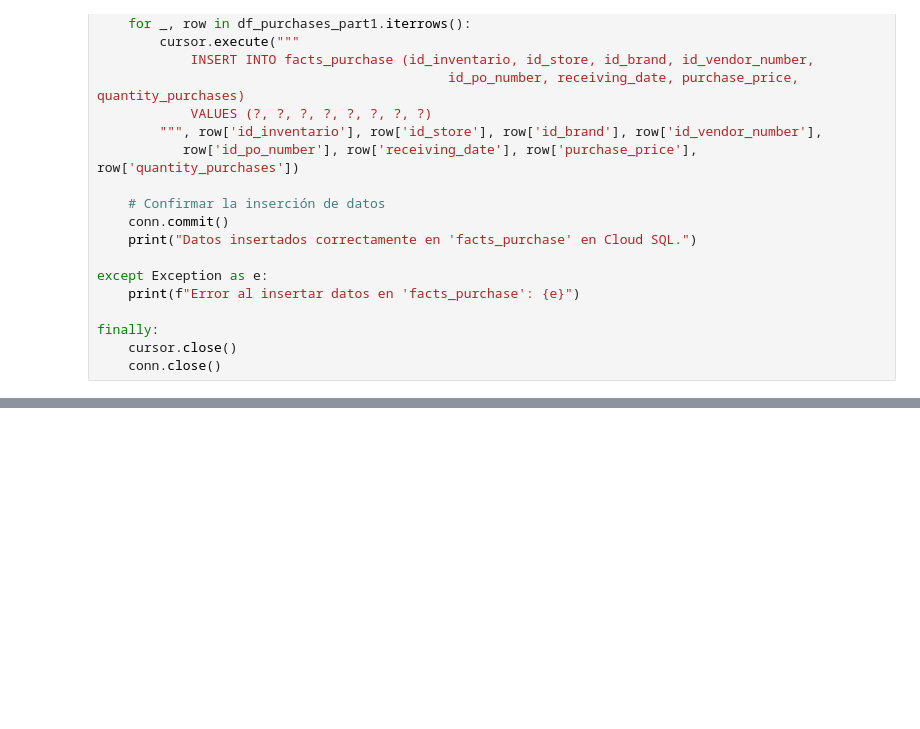
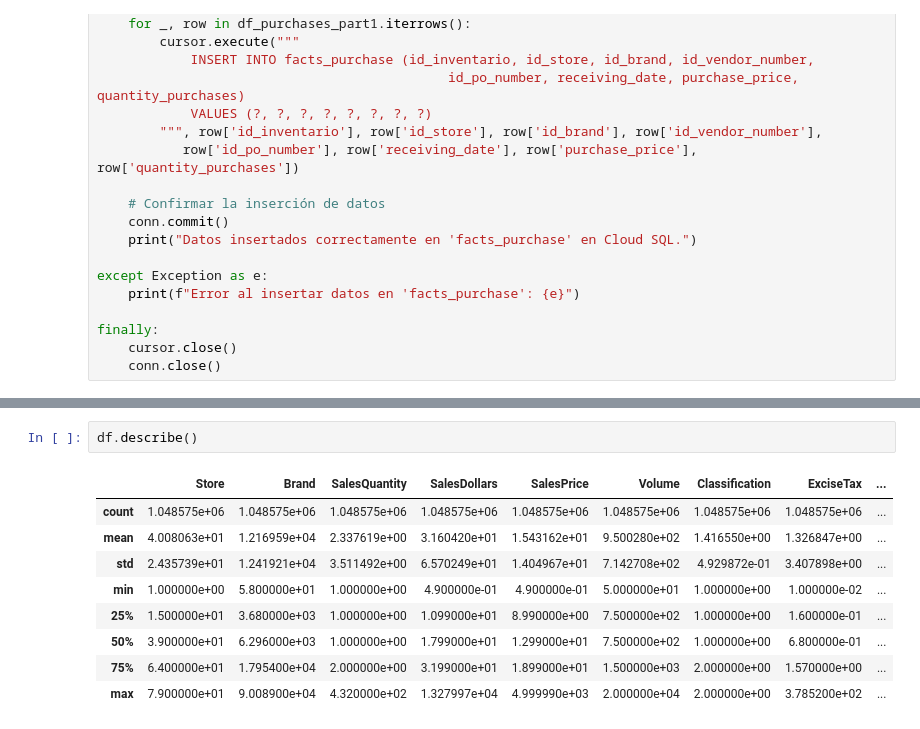
Before and after one commit to German-Presa/Grupo02-DAFT10, a Jupyter notebook: spirit_liquors.ipynb, the cells around one changed output, grey strips where cells are left out. Drawn from its saved outputs; the diff is of its cells as text; blank space fills up the shorter version.

```diff
--- a/spirit_liquors.ipynb
+++ b/spirit_liquors.ipynb
@@ -2208,0 +2247,12 @@ finally:
+# %%
+df.describe()
+# %% [output]
+|  | Store | Brand | SalesQuantity | SalesDollars | SalesPrice | Volume | Classification | ExciseTax | ... |
+| count | 1.048575e+06 | 1.048575e+06 | 1.048575e+06 | 1.048575e+06 | 1.048575e+06 | 1.048575e+06 | 1.048575e+06 | 1.048575e+06 | ... |
+| mean | 4.008063e+01 | 1.216959e+04 | 2.337619e+00 | 3.160420e+01 | 1.543162e+01 | 9.500280e+02 | 1.416550e+00 | 1.326847e+00 | ... |
+| std | 2.435739e+01 | 1.241921e+04 | 3.511492e+00 | 6.570249e+01 | 1.404967e+01 | 7.142708e+02 | 4.929872e-01 | 3.407898e+00 | ... |
+| min | 1.000000e+00 | 5.800000e+01 | 1.000000e+00 | 4.900000e-01 | 4.900000e-01 | 5.000000e+01 | 1.000000e+00 | 1.000000e-02 | ... |
+| 25% | 1.500000e+01 | 3.680000e+03 | 1.000000e+00 | 1.099000e+01 | 8.990000e+00 | 7.500000e+02 | 1.000000e+00 | 1.600000e-01 | ... |
+| 50% | 3.900000e+01 | 6.296000e+03 | 1.000000e+00 | 1.799000e+01 | 1.299000e+01 | 7.500000e+02 | 1.000000e+00 | 6.800000e-01 | ... |
+| 75% | 6.400000e+01 | 1.795400e+04 | 2.000000e+00 | 3.199000e+01 | 1.899000e+01 | 1.500000e+03 | 2.000000e+00 | 1.570000e+00 | ... |
+| max | 7.900000e+01 | 9.008900e+04 | 4.320000e+02 | 1.327997e+04 | 4.999990e+03 | 2.000000e+04 | 2.000000e+00 | 3.785200e+02 | ... |
```
Also changed, not shown: parts of 28 cells of this notebook.
